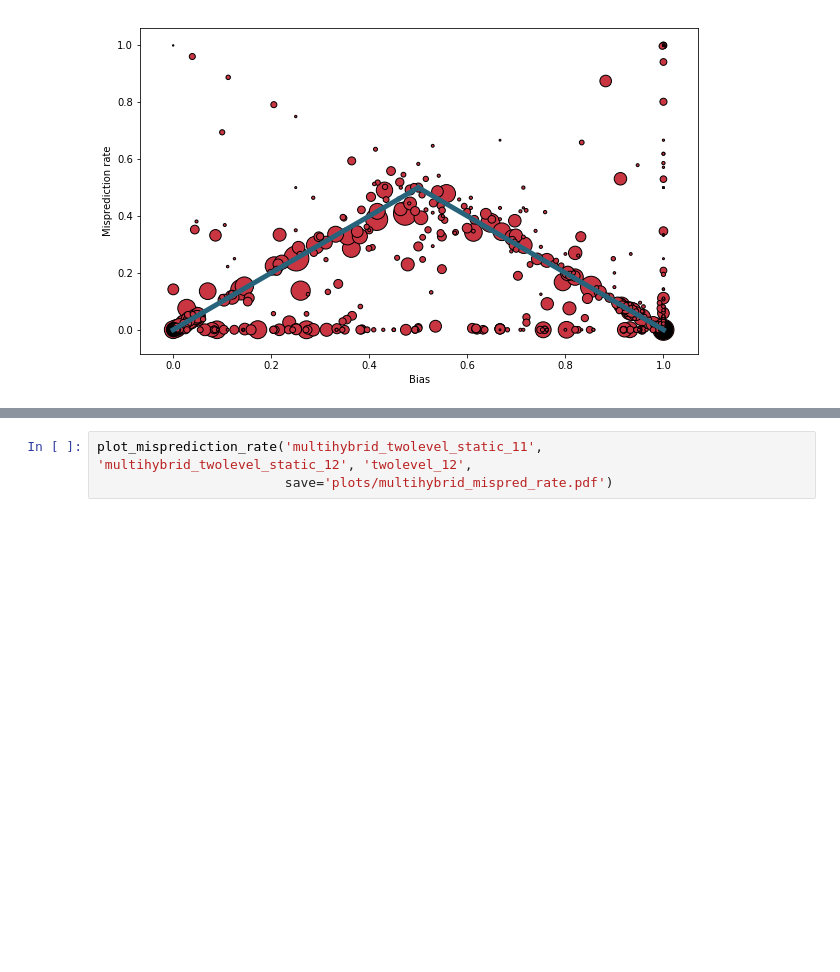
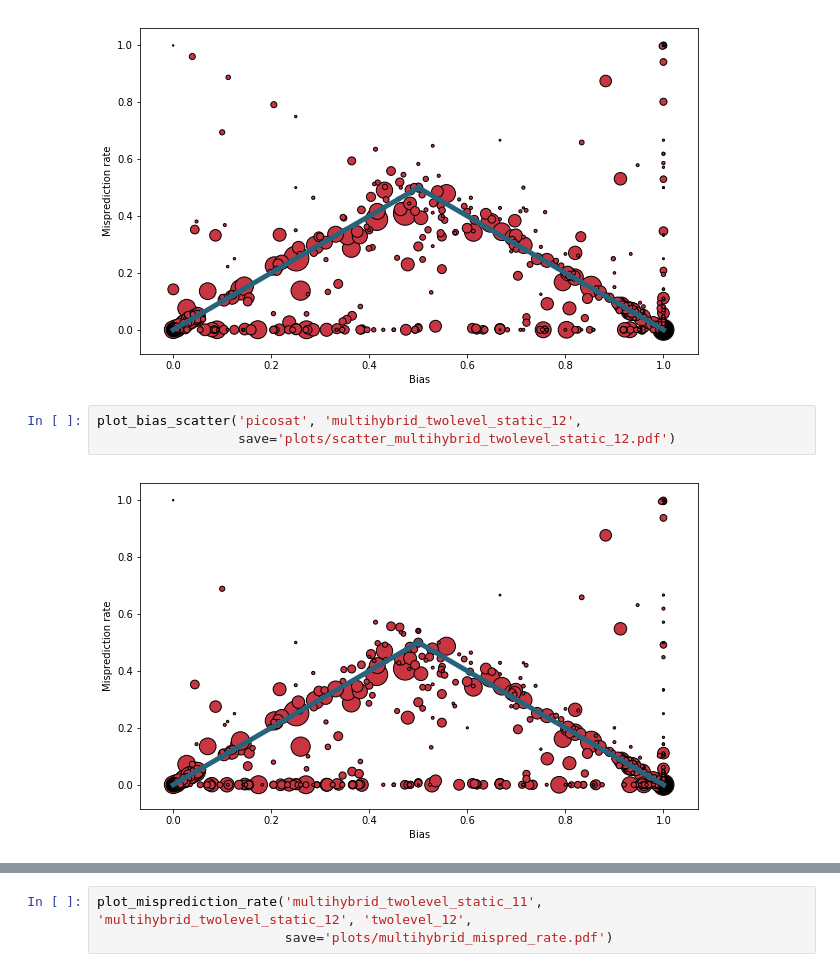
Before and after one commit to alexf91/gem5-advanced-computer-architecture, a Jupyter notebook: bp_eval/notebooks/evaluation.ipynb, the cells around one changed output, grey strips where cells are left out. Cells and saved outputs as stored; diff of their text form; blank space fills up the shorter version.

```diff
--- a/bp_eval/notebooks/evaluation.ipynb
+++ b/bp_eval/notebooks/evaluation.ipynb
@@ -275,6 +282,11 @@ plot_bias_scatter('picosat', 'multihybrid_twolevel_static_11',
                   save='plots/scatter_multihybrid_twolevel_static_11.pdf')
 # %% [output]
 [figure]
+# %%
+plot_bias_scatter('picosat', 'multihybrid_twolevel_static_12',
+                  save='plots/scatter_multihybrid_twolevel_static_12.pdf')
+# %% [output]
+[figure, added]
 # %%
 plot_misprediction_rate('global_perceptron',
                         'combined_perceptron_G27_L9',
```
Also changed, not shown: parts of 8 cells of this notebook, 1 other file.
